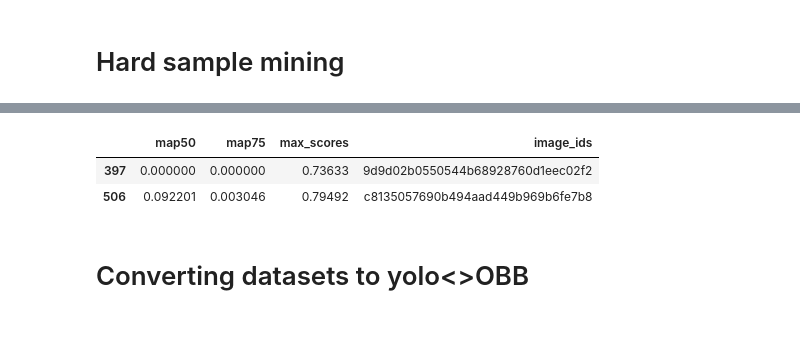
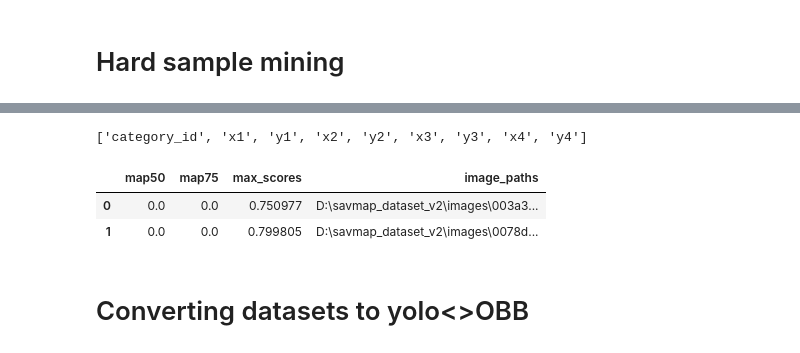
Before and after one commit to FadelMamar/datalabeling, a Jupyter notebook: notebooks/extra_datasets_creation.ipynb, the cells around one changed output, grey strips where cells are left out. Cells and saved outputs as stored; diff of their text form; code cells hidden in the pictures.

Commit message:
fix section on hard sample mining

```diff
--- a/notebooks/extra_datasets_creation.ipynb
+++ b/notebooks/extra_datasets_creation.ipynb
@@ -763,6 +661,11 @@ df_hard_negatives.describe()
-# %%
-df_hard_negatives.sample(2)
-# %% [output]
-|  | map50 | map75 | max_scores | image_ids |
-| 397 | 0.000000 | 0.000000 | 0.73633 | 9d9d02b0550544b68928760d1eec02f2 |
-| 506 | 0.092201 | 0.003046 | 0.79492 | c8135057690b494aad449b969b6fe7b8 |
+# %%
+col_names
+# %% [output]
+['category_id', 'x1', 'y1', 'x2', 'y2', 'x3', 'y3', 'x4', 'y4']
+# %%
+df_results_per_img = compute_detector_performance(df_results,df_labels,col_names)
+df_results_per_img.head(2)
+# %% [output]
+|  | map50 | map75 | max_scores | image_paths |
+| 0 | 0.0 | 0.0 | 0.750977 | D:\savmap_dataset_v2\images\003a3... |
+| 1 | 0.0 | 0.0 | 0.799805 | D:\savmap_dataset_v2\images\0078d... |
```
Also changed, not shown: parts of 21 cells of this notebook.
